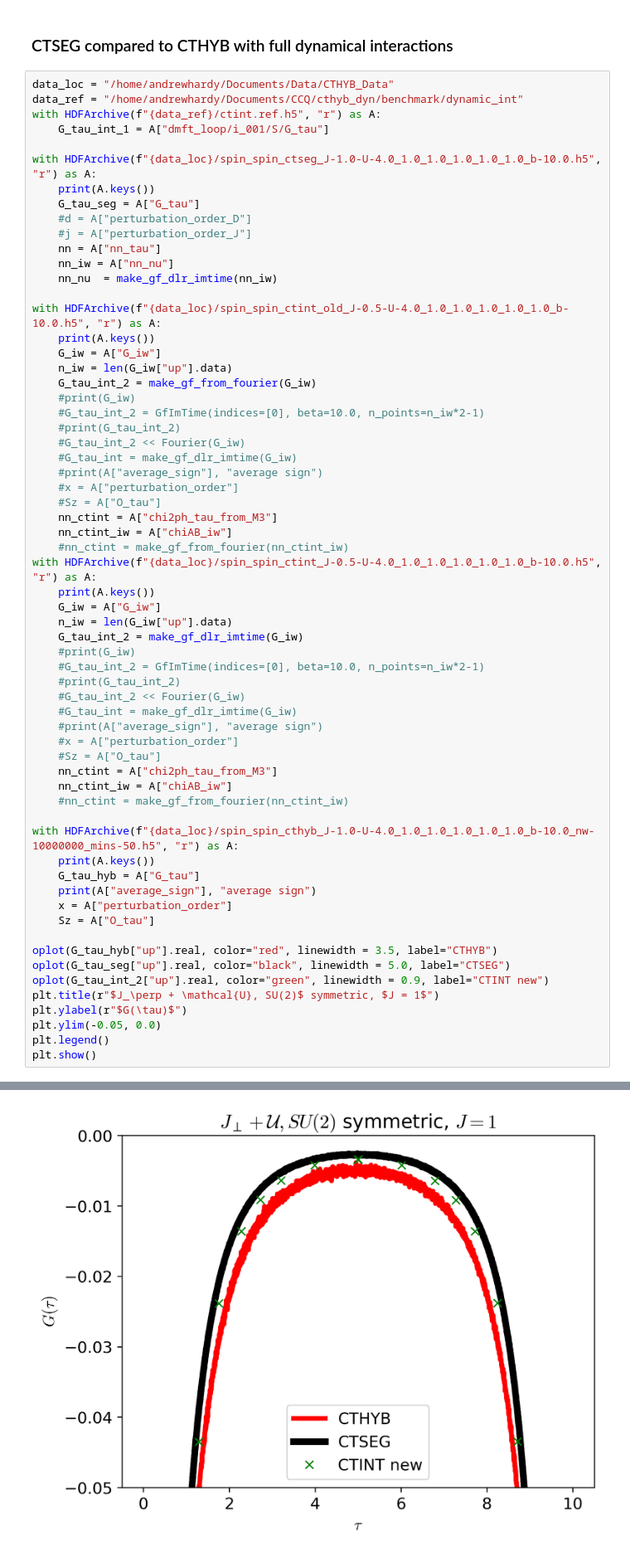
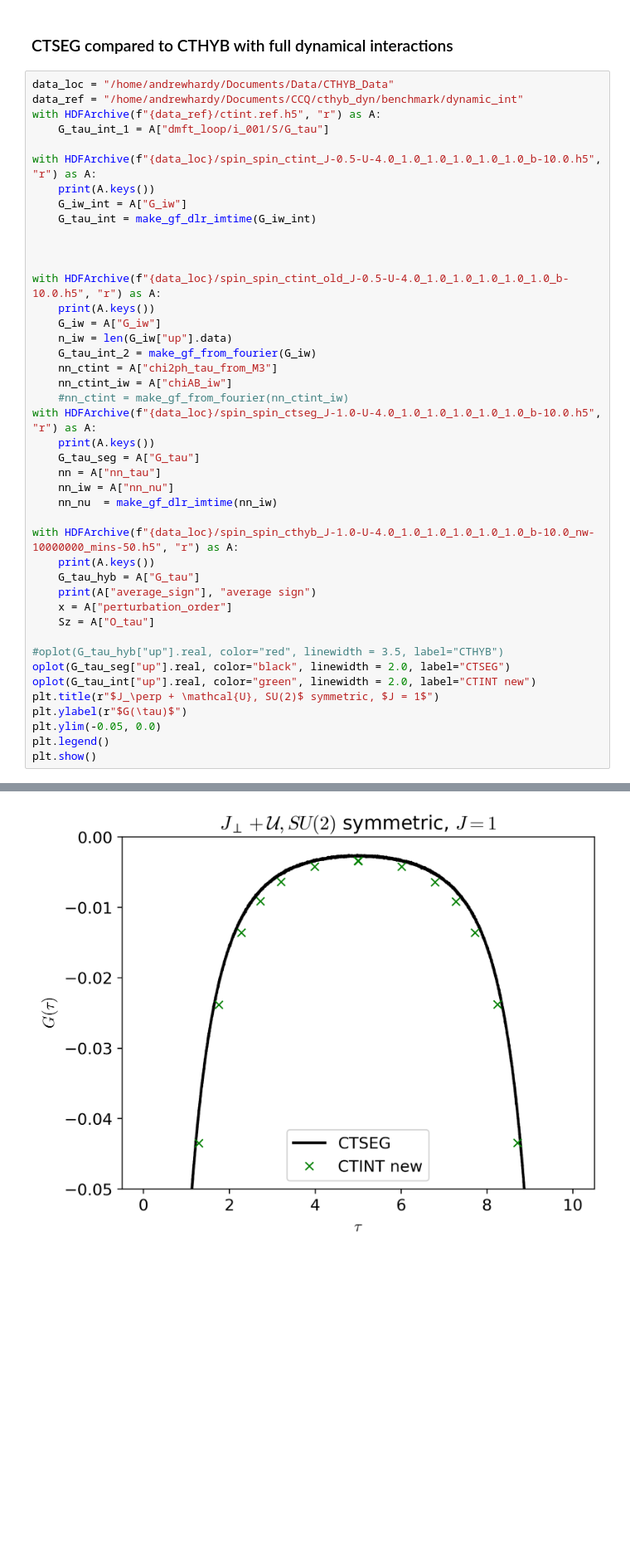
Before and after one commit to andrewkhardy/cthyb, a Jupyter notebook: benchmark/dynamic_int/CTHYB_Benchmarking.ipynb, the cells around one changed output, grey strips where cells are left out. Shown at 83% size. Drawn from its saved outputs; the diff is of its cells as text; blank space fills up the shorter version.

```diff
--- a/benchmark/dynamic_int/CTHYB_Benchmarking.ipynb
+++ b/benchmark/dynamic_int/CTHYB_Benchmarking.ipynb
@@ -62,47 +60,27 @@ data_ref = "/home/andrewhardy/Documents/CCQ/cthyb_dyn/benchmark/dynamic_int"
 with HDFArchive(f"{data_ref}/ctint.ref.h5", "r") as A:
     G_tau_int_1 = A["dmft_loop/i_001/S/G_tau"]
 
-with HDFArchive(f"{data_loc}/spin_spin_ctseg_J-1.0-U-4.0_1.0_1.0_1.0_1.0_1.0_b-10.0.h5", "r") as A:
+with HDFArchive(f"{data_loc}/spin_spin_ctint_J-0.5-U-4.0_1.0_1.0_1.0_1.0_1.0_b-10.0.h5", "r") as A:
     print(A.keys())
-    G_tau_seg = A["G_tau"]
-    #d = A["perturbation_order_D"]
-    #j = A["perturbation_order_J"]
-    nn = A["nn_tau"]
-    nn_iw = A["nn_nu"]
-    nn_nu  = make_gf_dlr_imtime(nn_iw)
+    G_iw_int = A["G_iw"]
+    G_tau_int = make_gf_dlr_imtime(G_iw_int)
+
+
 
 with HDFArchive(f"{data_loc}/spin_spin_ctint_old_J-0.5-U-4.0_1.0_1.0_1.0_1.0_1.0_b-10.0.h5", "r") as A:
     print(A.keys())
     G_iw = A["G_iw"]
     n_iw = len(G_iw["up"].data)
     G_tau_int_2 = make_gf_from_fourier(G_iw)
-    #print(G_iw)
-    #G_tau_int_2 = GfImTime(indices=[0], beta=10.0, n_points=n_iw*2-1)
-    #print(G_tau_int_2)
-    #G_tau_int_2 << Fourier(G_iw)
-    #G_tau_int = make_gf_dlr_imtime(G_iw)
-    #print(A["average_sign"], "average sign")
-    #x = A["perturbation_order"]
-    #Sz = A["O_tau"]
     nn_ctint = A["chi2ph_tau_from_M3"]
     nn_ctint_iw = A["chiAB_iw"]
     #nn_ctint = make_gf_from_fourier(nn_ctint_iw)
-with HDFArchive(f"{data_loc}/spin_spin_ctint_J-0.5-U-4.0_1.0_1.0_1.0_1.0_1.0_b-10.0.h5", "r") as A:
+with HDFArchive(f"{data_loc}/spin_spin_ctseg_J-1.0-U-4.0_1.0_1.0_1.0_1.0_1.0_b-10.0.h5", "r") as A:
     print(A.keys())
-    G_iw = A["G_iw"]
-    n_iw = len(G_iw["up"].data)
-    G_tau_int_2 = make_gf_dlr_imtime(G_iw)
-    #print(G_iw)
-    #G_tau_int_2 = GfImTime(indices=[0], beta=10.0, n_points=n_iw*2-1)
-    #print(G_tau_int_2)
-    #G_tau_int_2 << Fourier(G_iw)
-    #G_tau_int = make_gf_dlr_imtime(G_iw)
-    #print(A["average_sign"], "average sign")
-    #x = A["perturbation_order"]
-    #Sz = A["O_tau"]
-    nn_ctint = A["chi2ph_tau_from_M3"]
-    nn_ctint_iw = A["chiAB_iw"]
-    #nn_ctint = make_gf_from_fourier(nn_ctint_iw)
+    G_tau_seg = A["G_tau"]
+    nn = A["nn_tau"]
+    nn_iw = A["nn_nu"]
+    nn_nu  = make_gf_dlr_imtime(nn_iw)
 
 with HDFArchive(f"{data_loc}/spin_spin_cthyb_J-1.0-U-4.0_1.0_1.0_1.0_1.0_1.0_b-10.0_nw-10000000_mins-50.h5", "r") as A:
     print(A.keys())
@@ -111,9 +89,9 @@ with HDFArchive(f"{data_loc}/spin_spin_cthyb_J-1.0-U-4.0_1.0_1.0_1.0_1.0_1.0_b-1
     x = A["perturbation_order"]
     Sz = A["O_tau"]
 
-oplot(G_tau_hyb["up"].real, color="red", linewidth = 3.5, label="CTHYB")
-oplot(G_tau_seg["up"].real, color="black", linewidth = 5.0, label="CTSEG")
-oplot(G_tau_int_2["up"].real, color="green", linewidth = 0.9, label="CTINT new")
+#oplot(G_tau_hyb["up"].real, color="red", linewidth = 3.5, label="CTHYB")
+oplot(G_tau_seg["up"].real, color="black", linewidth = 2.0, label="CTSEG")
+oplot(G_tau_int["up"].real, color="green", linewidth = 2.0, label="CTINT new")
 plt.title(r"$J_\perp + \mathcal{U}, SU(2)$ symmetric, $J = 1$")
 plt.ylabel(r"$G(\tau)$")
 plt.ylim(-0.05, 0.0)
@@ -126,6 +104,6 @@ plt.show()
 ['G_tau', 'O_tau', 'average_sign', 'perturbation_order', 'perturbation_order_dynamical']
 0.73420728125 average sign
-[figure, old version]
+[figure, new version]
 # %%
 Sz_ctseg = 0.25*(nn["up", "up"   ] - nn["up", "down"] - nn["down", "up"] +nn["down", "down"])
 Sz_nu = 0.25*(nn_nu["up", "up" ] - nn_nu["up", "down"] - nn_nu["down", "up"] +nn_nu["down", "down"])
```
Also changed, not shown: parts of 2 cells of this notebook, 2 other files.
